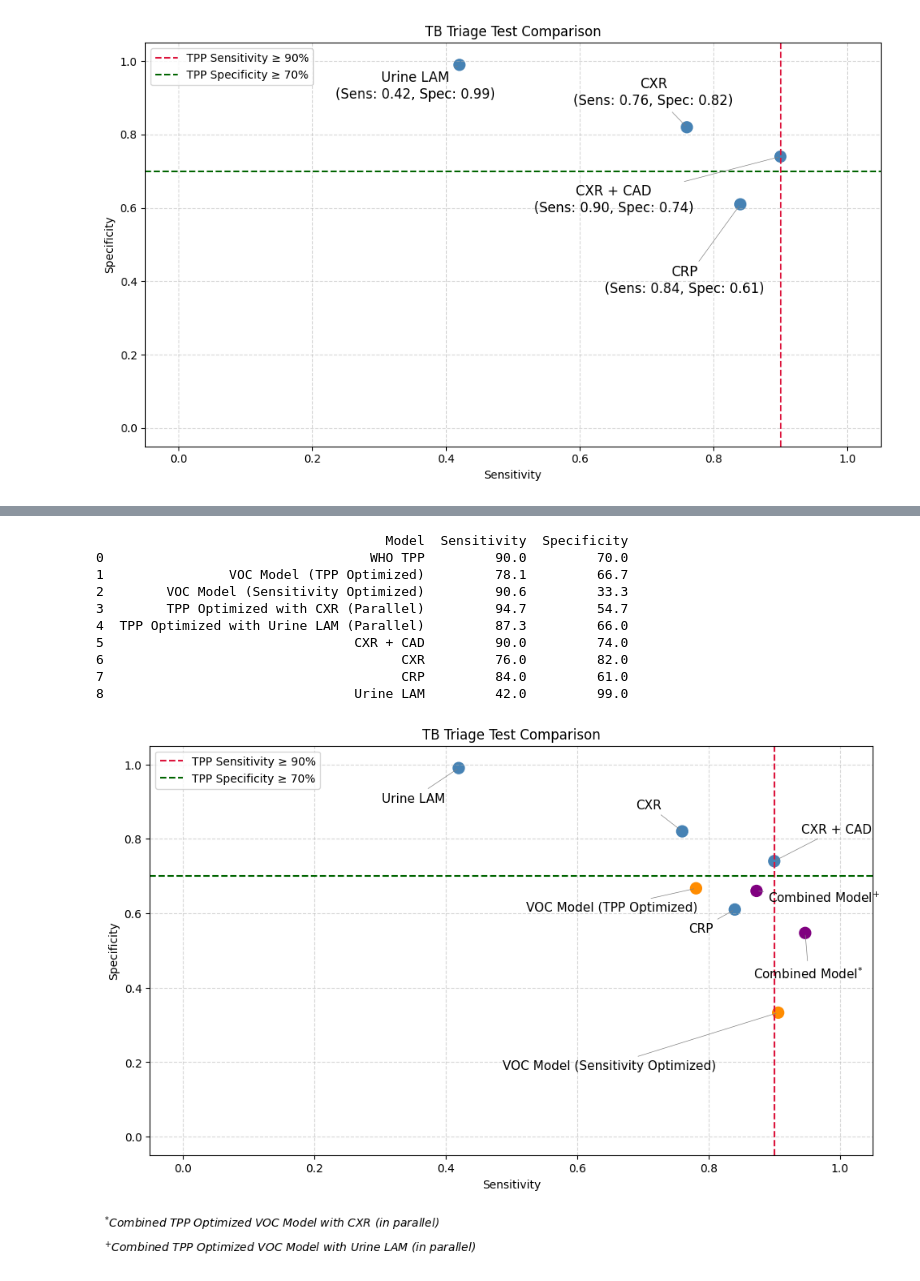
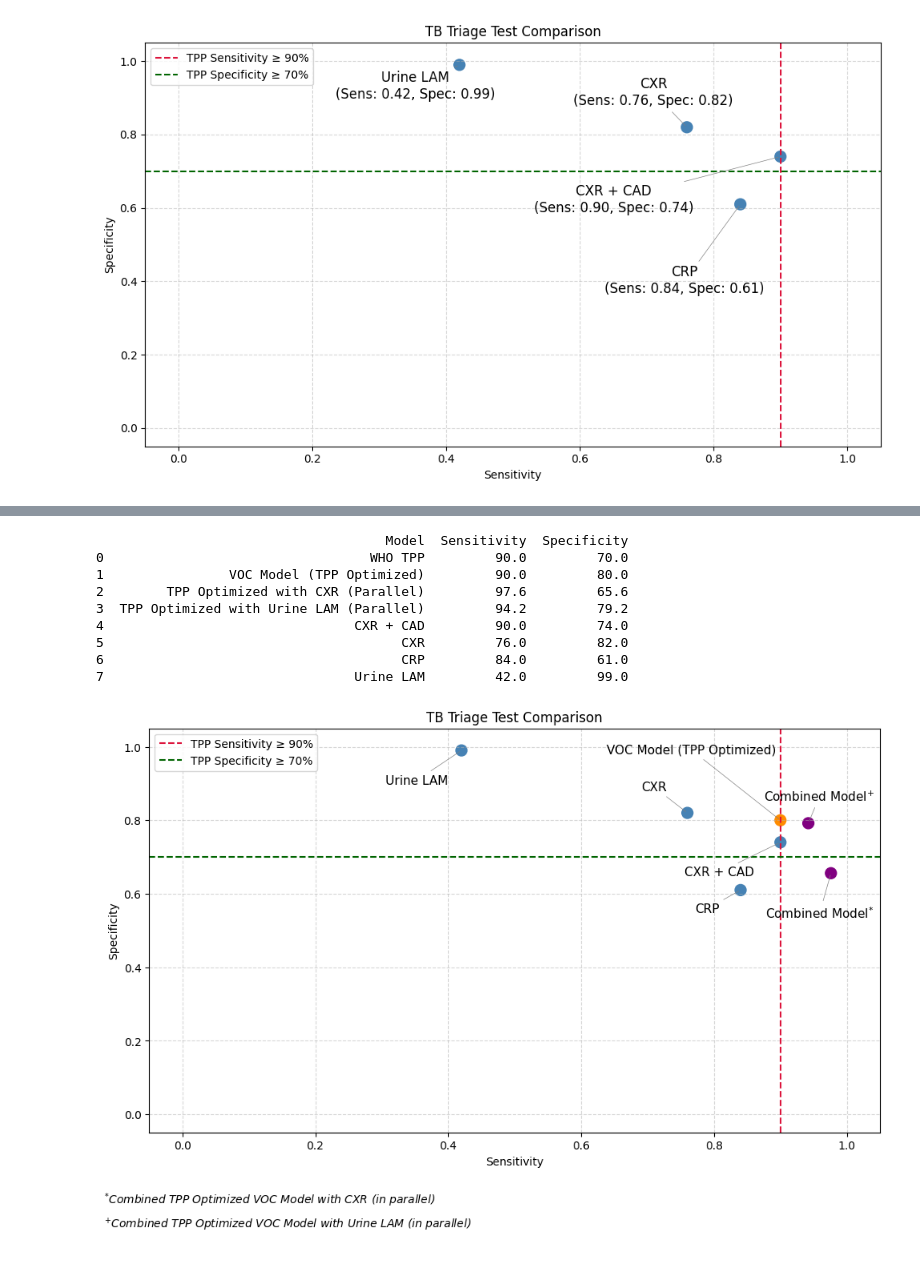
Before and after one commit to tyst-ucsf/capstone-project, a Jupyter notebook: 1e_Comparison.ipynb, the cells around one changed output, grey strips where cells are left out. Drawn from its saved outputs; the diff is of its cells as text; code cells hidden in the pictures.

```diff
--- a/1e_Comparison.ipynb
+++ b/1e_Comparison.ipynb
@@ -98,8 +98,7 @@ models = [
     {"Name": "CXR", "Sensitivity": .76, "Specificity": .82},
     {"Name": "CXR + CAD", "Sensitivity": .90, "Specificity": .74},
     {"Name": "Urine LAM", "Sensitivity": .42, "Specificity": .99},
-    {"Name": "VOC Model (TPP Optimized)", "Sensitivity": .781, "Specificity": .667},
-    {"Name": "VOC Model (Sensitivity Optimized)", "Sensitivity": .906, "Specificity": .333}
+    {"Name": "VOC Model (TPP Optimized)", "Sensitivity": .9, "Specificity": .8}
 ]
 # %%
 # Extract for plotting
@@ -313,11 +307,10 @@ models_data = [
     {"Model": "CXR", "Sensitivity": 0.76, "Specificity": 0.82},
     {"Model": "CXR + CAD", "Sensitivity": 0.90, "Specificity": 0.74},
     {"Model": "Urine LAM", "Sensitivity": 0.42, "Specificity": 0.99},
-    {"Model": "VOC Model (TPP Optimized)", "Sensitivity": .781, "Specificity": .667},
-    {"Model": "VOC Model (Sensitivity Optimized)", "Sensitivity": .906, "Specificity": .333},
+    {"Model": "VOC Model (TPP Optimized)", "Sensitivity": .9, "Specificity": .8},
     {"Model": "WHO TPP", "Sensitivity": 0.90, "Specificity": 0.70},
-    {"Model": "TPP Optimized with CXR (Parallel)", "Sensitivity": .947, "Specificity": .547},
-    {"Model": "TPP Optimized with Urine LAM (Parallel)", "Sensitivity": .873, "Specificity": 0.660}
+    {"Model": "TPP Optimized with CXR (Parallel)", "Sensitivity": .976, "Specificity": .656},
+    {"Model": "TPP Optimized with Urine LAM (Parallel)", "Sensitivity": .942, "Specificity": 0.792}
 ]
 
 df = pd.DataFrame(models_data)
@@ -330,7 +323,6 @@ df = df[["Model", "Sensitivity", "Specificity"]]
 custom_order = [
     "WHO TPP",
     "VOC Model (TPP Optimized)",
-    "VOC Model (Sensitivity Optimized)",
     "TPP Optimized with CXR (Parallel)",
     "TPP Optimized with Urine LAM (Parallel)",
     "CXR + CAD",
@@ -348,14 +340,13 @@ summary_combined_models.to_excel("output12_summary_combined_models_interpretatio
 # %% [output]
                                      Model  Sensitivity  Specificity
 0                                  WHO TPP         90.0         70.0
-1                VOC Model (TPP Optimized)         78.1         66.7
-2        VOC Model (Sensitivity Optimized)         90.6         33.3
-3        TPP Optimized with CXR (Parallel)         94.7         54.7
-4  TPP Optimized with Urine LAM (Parallel)         87.3         66.0
-5                                CXR + CAD         90.0         74.0
-6                                      CXR         76.0         82.0
-7                                      CRP         84.0         61.0
-8                                Urine LAM         42.0         99.0
+1                VOC Model (TPP Optimized)         90.0         80.0
+2        TPP Optimized with CXR (Parallel)         97.6         65.6
+3  TPP Optimized with Urine LAM (Parallel)         94.2         79.2
+4                                CXR + CAD         90.0         74.0
+5                                      CXR         76.0         82.0
+6                                      CRP         84.0         61.0
+7                                Urine LAM         42.0         99.0
 # %%
 # replotting but with comparisons, too
 filtered_models = [m for m in models_data if m["Model"] != "WHO TPP"]
@@ -375,14 +366,13 @@ for name in names:
 
 # did these custom for better presentation
 label_offsets = {
-    "VOC Model (Sensitivity Optimized)": (-150, -50),
-    "VOC Model (TPP Optimized)": (-75, -20),
+    "VOC Model (TPP Optimized)": (-80, 60),
     "CXR": (-30, 20),
     "CRP": (-30, -20),
     "Urine LAM": (-40, -30),
-    "CXR + CAD": (55, 25),
-    "TPP Optimized with CXR (Parallel)": (3, -40),
-    "TPP Optimized with Urine LAM (Parallel)": (60, -10)
+    "CXR + CAD": (-55, -30),
+    "TPP Optimized with CXR (Parallel)": (-10, -40),
+    "TPP Optimized with Urine LAM (Parallel)": (10, 20)
 }
 
 plt.figure(figsize=(10, 6))
@@ -407,31 +397,31 @@ for i, name in enumerate(names):
         arrowprops=dict(arrowstyle="-", color="gray", lw=0.5)
     )
 
 plt.axvline(.90, color="crimson", linestyle="--", label="TPP Sensitivity ≥ 90%")
 plt.axhline(.70, color="darkgreen", linestyle="--", label="TPP Specificity ≥ 70%")
 plt.xlabel("Sensitivity")
 plt.ylabel("Specificity")
 plt.title("TB Triage Test Comparison")
 plt.grid(True, linestyle="--", alpha=0.5)
 plt.legend()
 plt.figtext(
     0.01, -0.05,  # x and y in figure coords; lower y = lower on the page
     r"$^{*}$Combined TPP Optimized VOC Model with CXR (in parallel)",
     ha="left",
     fontsize=10,
     style="italic"
 )
 plt.figtext(
     0.01, -0.10,  # x and y in figure coords; lower y = lower on the page
     r"$^{+}$Combined TPP Optimized VOC Model with Urine LAM (in parallel)",
     ha="left",
     fontsize=10,
     style="italic"
 )
 plt.xlim(xlim)
 plt.ylim(ylim)
 plt.tight_layout()
 plt.savefig("output13_overall_TB_Triage_test_comparison.pdf", bbox_inches="tight")
 plt.show()
 # %% [output]
-[figure, old version]
+[figure, new version]
```
Also changed, not shown: parts of 4 cells of this notebook, 21 other files.
